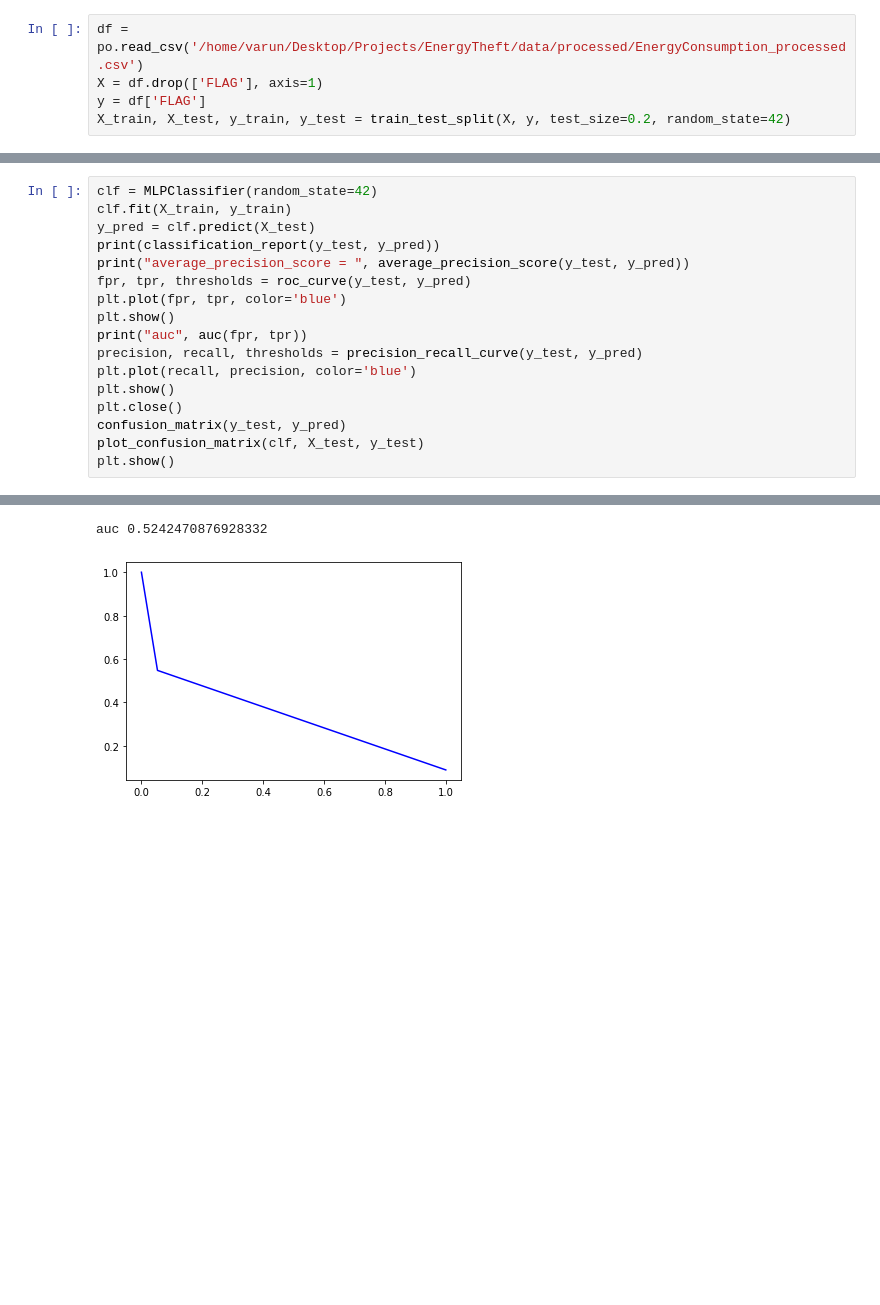
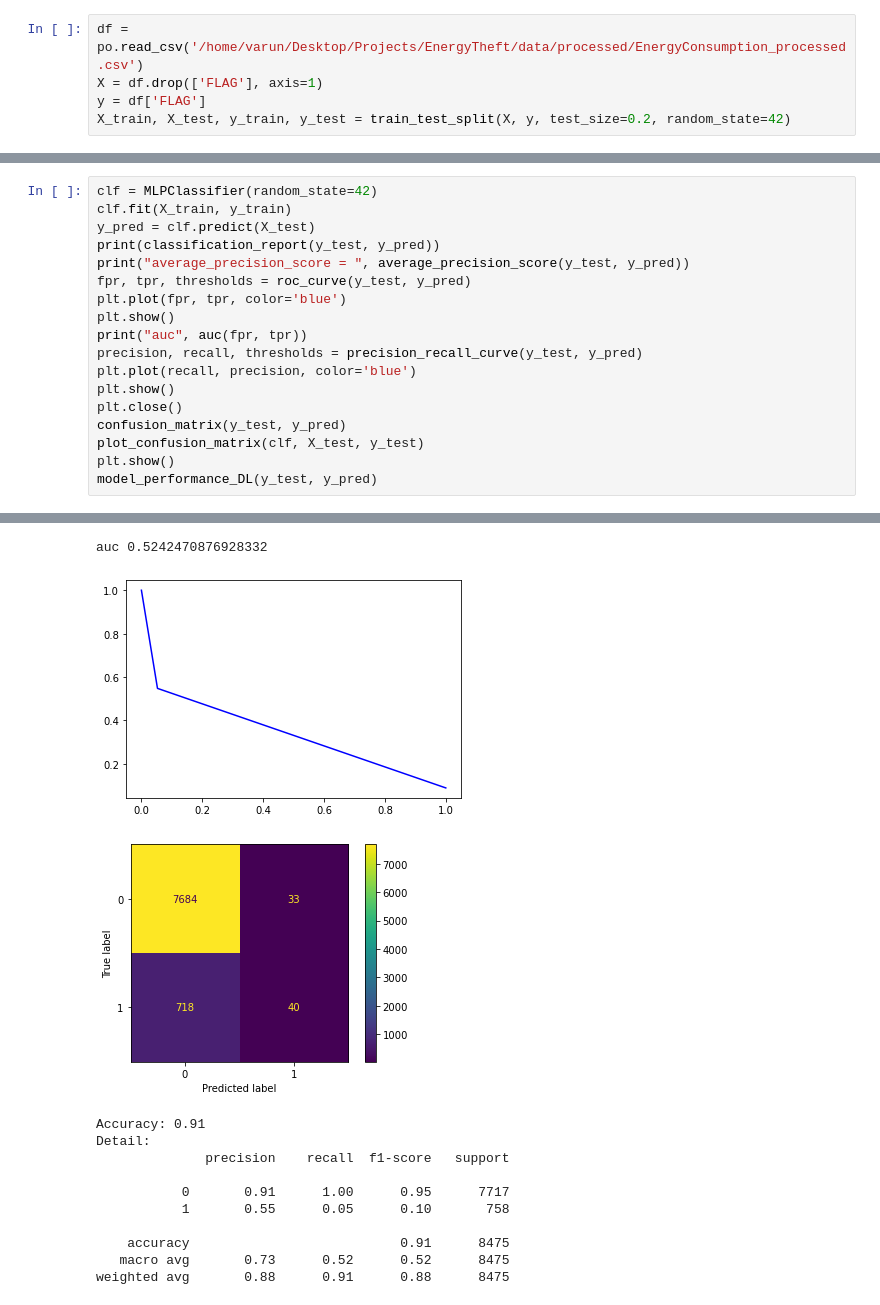
Before and after one commit to vmm221313/Energy_Theft, a Jupyter notebook: base.ipynb, the cells around one changed output, grey strips where cells are left out. Saved outputs shown, nothing was run; the diff lists cells and outputs as text; blank space fills up the shorter version.

```diff
--- a/base.ipynb
+++ b/base.ipynb
@@ -87,30 +176,42 @@ auc 0.5879557622669753
 clf = MLPClassifier(random_state=42)
 clf.fit(X_train, y_train)
 y_pred = clf.predict(X_test)
 print(classification_report(y_test, y_pred))
 print("average_precision_score = ", average_precision_score(y_test, y_pred))
 fpr, tpr, thresholds = roc_curve(y_test, y_pred)
 plt.plot(fpr, tpr, color='blue')
 plt.show()
 print("auc", auc(fpr, tpr))
 precision, recall, thresholds = precision_recall_curve(y_test, y_pred)
 plt.plot(recall, precision, color='blue')
 plt.show()
 plt.close()
 confusion_matrix(y_test, y_pred)
 plot_confusion_matrix(clf, X_test, y_test)
 plt.show()
+model_performance_DL(y_test, y_pred)
 # %% [output]
               precision    recall  f1-score   support
 
            0       0.91      1.00      0.95      7717
            1       0.55      0.05      0.10       758
 
     accuracy                           0.91      8475
    macro avg       0.73      0.52      0.52      8475
 weighted avg       0.88      0.91      0.88      8475
 
 average_precision_score =  0.11363507828512143
 [figure]
 auc 0.5242470876928332
 [figure]
+[figure, added]
+Accuracy: 0.91
+Detail:
+              precision    recall  f1-score   support
+
+           0       0.91      1.00      0.95      7717
+           1       0.55      0.05      0.10       758
+
+    accuracy                           0.91      8475
+   macro avg       0.73      0.52      0.52      8475
+weighted avg       0.88      0.91      0.88      8475
```
Also changed, not shown: parts of 26 cells of this notebook, 14 other files.
